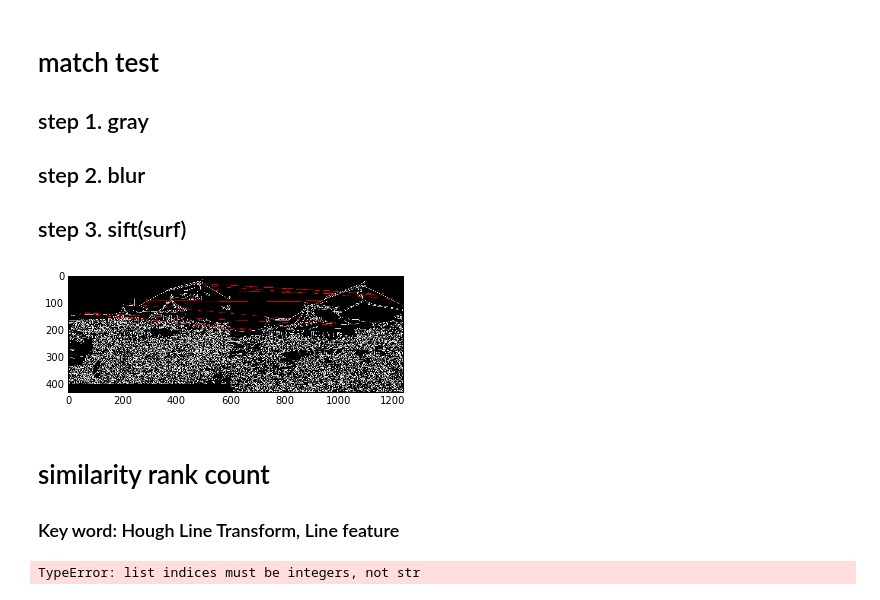
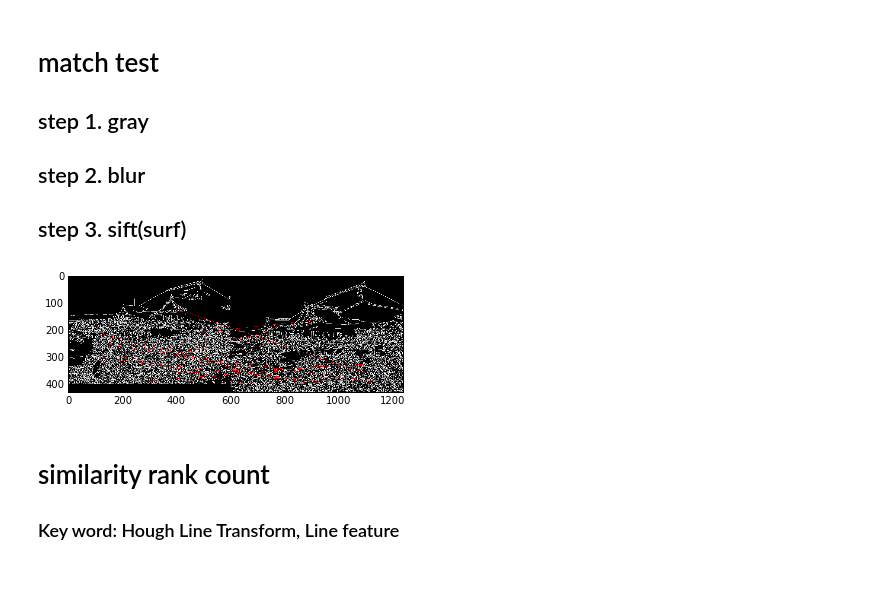
Before and after one commit to burnedmoon/OpenCV_test, a Jupyter notebook: opencv_match_test.ipynb, the cells around one changed output. Saved outputs shown, nothing was run; the diff lists cells and outputs as text; code cells hidden in the pictures.

```diff
--- a/opencv_match_test.ipynb
+++ b/opencv_match_test.ipynb
@@ -57,14 +57,15 @@ cv2.destroyAllWindows()
 # %%
 import cv2
 import numpy as np
+from matplotlib import pyplot as plt
 
 # Hough Line Transform
-img = cv2.imread('fushimi2.jpg')
+img = cv2.imread('simitsu6.jpg')
 gray = cv2.cvtColor(img,cv2.COLOR_BGR2GRAY)
 edges = cv2.Canny(gray,50,150)
-minLineLength = 100
+minLineLength = 10
 maxLineGap = 10
-lines = cv2.HoughLinesP(edges,1,np.pi/180,60,minLineLength,maxLineGap)
+lines = cv2.HoughLinesP(edges,1,np.pi/180,40,minLineLength,maxLineGap)
 for x1,y1,x2,y2 in lines[0]:
     cv2.line(img,(x1,y1),(x2,y2),(0,255,0),2)
 
@@ -327,31 +326,31 @@ def BlurCanny(image):
     edges = cv2.Canny(gray,50,150,apertureSize =3)
     return edges
 # %%
-path1 = 'simitsu1.jpg'
-path2 = 'simitsu4.jpg'
+path1 = 'img/simitsu1.jpg'
+path2 = 'img/simitsu4.jpg'
 
 img1 = cv2.imread(path1)
 img2 = cv2.imread(path2)
 
 bc_img1 = BlurCanny(img1)
 bc_img2 = BlurCanny(img2)
 
 kp1, des1 = surf_features(bc_img1)
 kp2, des2 = surf_features(bc_img2)
 
 bf = cv2.BFMatcher(cv2.NORM_L2, crossCheck=True)
 matches = bf.match(des1,des2)
 matches = sorted(matches, key = lambda x:x.distance)
 
 img3 = drawMatches(bc_img1,kp1,bc_img2,kp2,matches[:10])
 
 plt.imshow(img3)
 plt.show()
 cv2.imshow('img3',img3)
 cv2.waitKey(0)
 cv2.destroyAllWindows()
 # %% [output]
-[figure, old version]
+[figure, new version]
 # %% [markdown]
 # similarity rank count
 ### Key word: Hough Line Transform, Line feature
@@ -473,15 +465,30 @@ import cv2
 import numpy as np
 
 # query INFO.
-path_q = 'simitsu1.jpg' #query image
+path_q = 'img/simitsu5.jpg' #query image
 img_q = cv2.imread(path_q)
 edges_q = BlurCanny(img_q)
 lines_q, percentage_q, distanceRatio_q = PeakPercentage(edges_q)
-
+# 正規化(0~1)
+redistanceRatio_q = {}
+for ele in distanceRatio_q:
+    redistanceRatio_q[ele] = (distanceRatio_q[ele] - min(distanceRatio_q.values()))/ ( max(distanceRatio_q.values()) - min(distanceRatio_q.values()))
 
 # database INFO. should be from database
 # already handle
-database = ['simitsu2.jpg', 'simitsu3.jpg', 'simitsu4.jpg', 'simitsu5.jpg', 'simitsu6.jpg']
-rankDic = rankingFunction(percentage_q, distanceRatio_q, database)
+database = ['simitsu1.jpg', 'simitsu3.jpg', 'simitsu4.jpg', 'simitsu5.jpg', 'simitsu6.jpg','TokyoTower001.jpg','TokyoTower002.jpg','TokyoTower003.jpg','TokyoTower004.jpg']
+database_t = {}
+for path in database:
+    tempDic = {}
+    img_k = cv2.imread('img/'+path)
+    edges_k = BlurCanny(img_k)
+    lines_k, percentage_k, distanceRatio_k = PeakPercentage(edges_k)
+    tempDic['percentage'] = percentage_k
+    # 正規化(0~1)
+    redistanceRatio_k = {}
+    for ele in distanceRatio_q:
+        redistanceRatio_k[ele] = (distanceRatio_k[ele] - min(distanceRatio_k.values()))/ ( max(distanceRatio_k.values()) - min(distanceRatio_k.values()))
+    tempDic['DistanceRatio'] = redistanceRatio_k
+    database_t[path] = tempDic.copy()
+
+rankDic = rankingFunction(percentage_q, redistanceRatio_q, database_t)
-# %% [output]
-TypeError: list indices must be integers, not str
```
Also changed, not shown: parts of 8 cells of this notebook.
